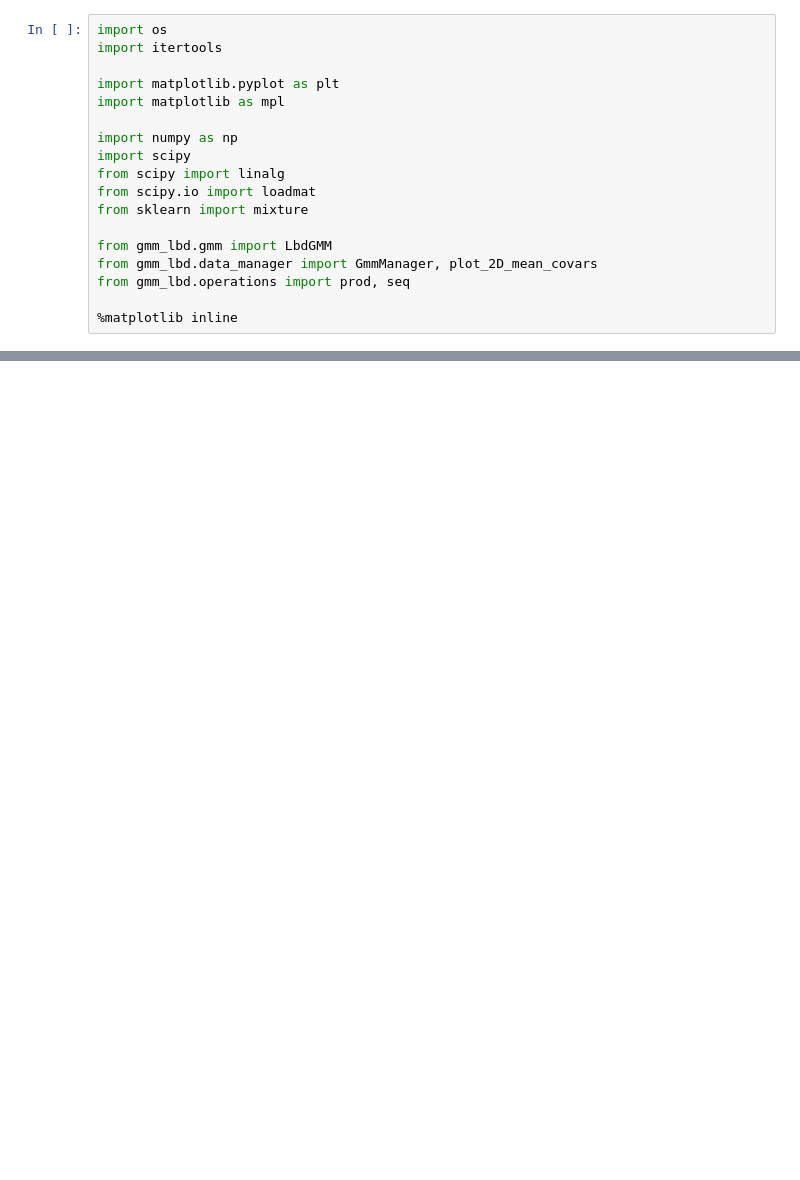
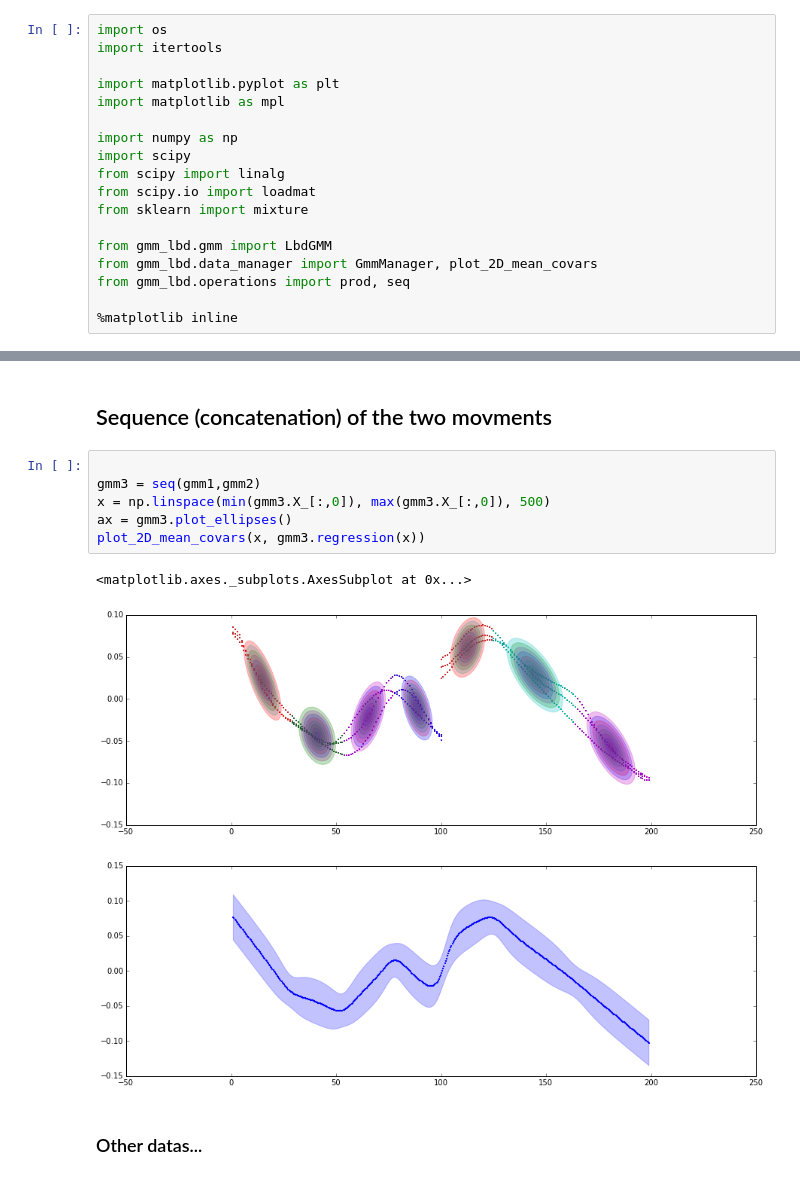
Before and after one commit to show0k/gmm-lbd, a Jupyter notebook: notebooks/calinon_tests.ipynb, the cells around one changed output, grey strips where cells are left out. Saved outputs shown, nothing was run; the diff lists cells and outputs as text; blank space fills up the shorter version.

```diff
--- a/notebooks/calinon_tests.ipynb
+++ b/notebooks/calinon_tests.ipynb
@@ -84,3 +79,17 @@ True
+# %% [markdown]
+## Sequence (concatenation) of the two movments
+# %%
+
+gmm3 = seq(gmm1,gmm2)
+x = np.linspace(min(gmm3.X_[:,0]), max(gmm3.X_[:,0]), 500)
+ax = gmm3.plot_ellipses()
+plot_2D_mean_covars(x, gmm3.regression(x))
+# %% [output]
+<matplotlib.axes._subplots.AxesSubplot at 0x...>
+[figure, added]
+[figure, added]
+# %% [markdown]
+### Other datas...
 # %%
 manager.add_dataset(data3_a[:,[0,1]],name='data3a')
 manager.add_dataset(data3_b[:,[0,1]],name='data3b')
```
Also changed, not shown: parts of 19 cells of this notebook, 5 other files.
